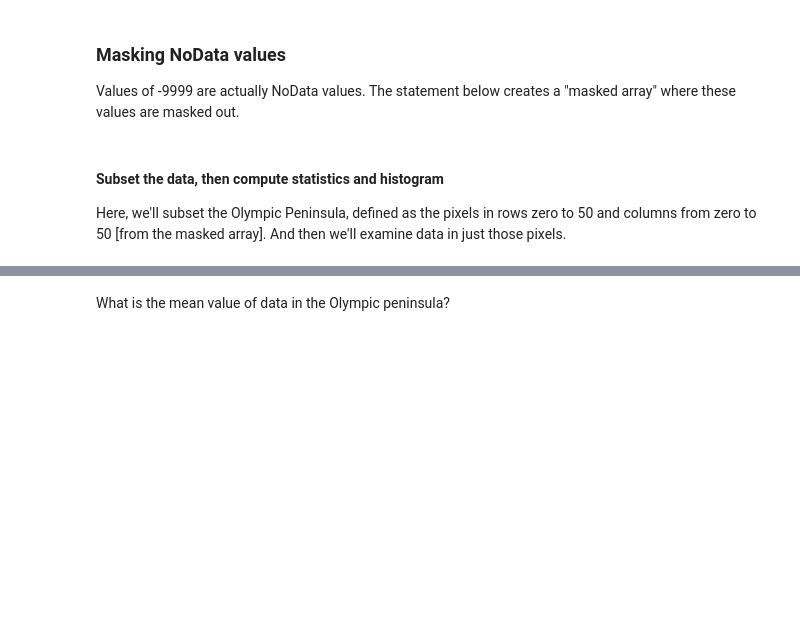
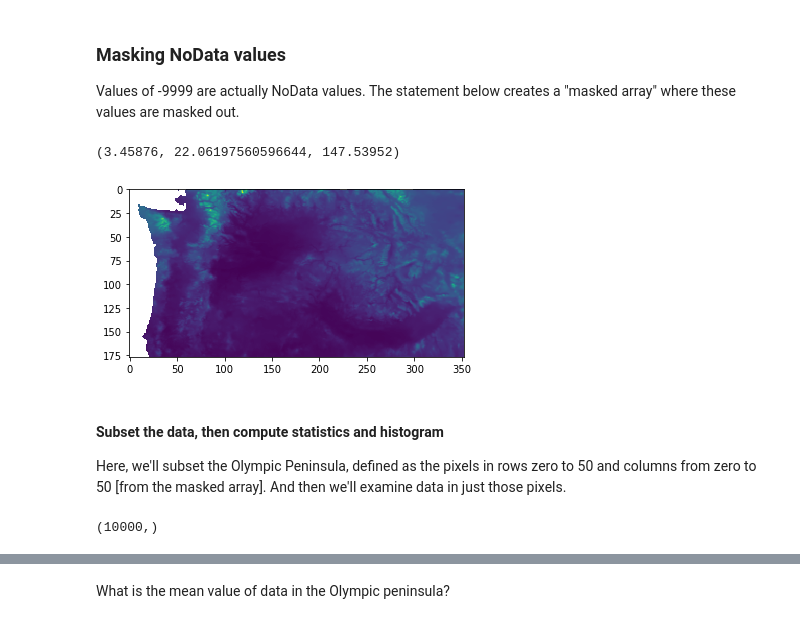
Before and after one commit to gballardo23/ProblemSet5, a Jupyter notebook: 1_Numpy/2-Numpy_Raster.ipynb, the cells around one changed output, grey strips where cells are left out. Drawn from its saved outputs; the diff is of its cells as text; code cells hidden in the pictures; blank space fills up the shorter version.

```diff
--- a/1_Numpy/2-Numpy_Raster.ipynb
+++ b/1_Numpy/2-Numpy_Raster.ipynb
@@ -54,12 +58,16 @@ Values of -9999 are actually NoData values. The statement below creates a "maske
 arr_precip_masked = np.ma.masked_equal(arr_precip, -9999)
 # %%
 #5. Now, what is the minimum value, the mean value, the max value
-(arr_precip_masked.
- arr_precip_masked.
- arr_precip_masked.)
+(arr_precip_masked.min(),
+ arr_precip_masked.mean(),
+ arr_precip_masked.max())
+# %% [output]
+(3.45876, 22.06197560596644, 147.53952)
 # %%
 #6. Display the masked array
-plt.imshow();
+plt.imshow(arr_precip_masked);
+# %% [output]
+[figure, added]
 # %% [markdown]
 #### Subset the data, then compute statistics and histogram
 Here, we'll subset the Olympic Peninsula, defined as the pixels in rows zero to 50 and columns from zero to 50 [from the masked array]. And then we'll examine data in just those pixels.
@@ -69,6 +77,8 @@ arr_OP =
 # %%
 #8. Flatten the sample and create a histogram
-arr_OP_flat =
+arr_OP_flat = arr_OP.flatten()
 arr_OP_flat.shape
+# %% [output]
+(10000,)
 # %%
 #9. Plot a histogram of the flattened array
```
Also changed, not shown: parts of 7 cells of this notebook.
